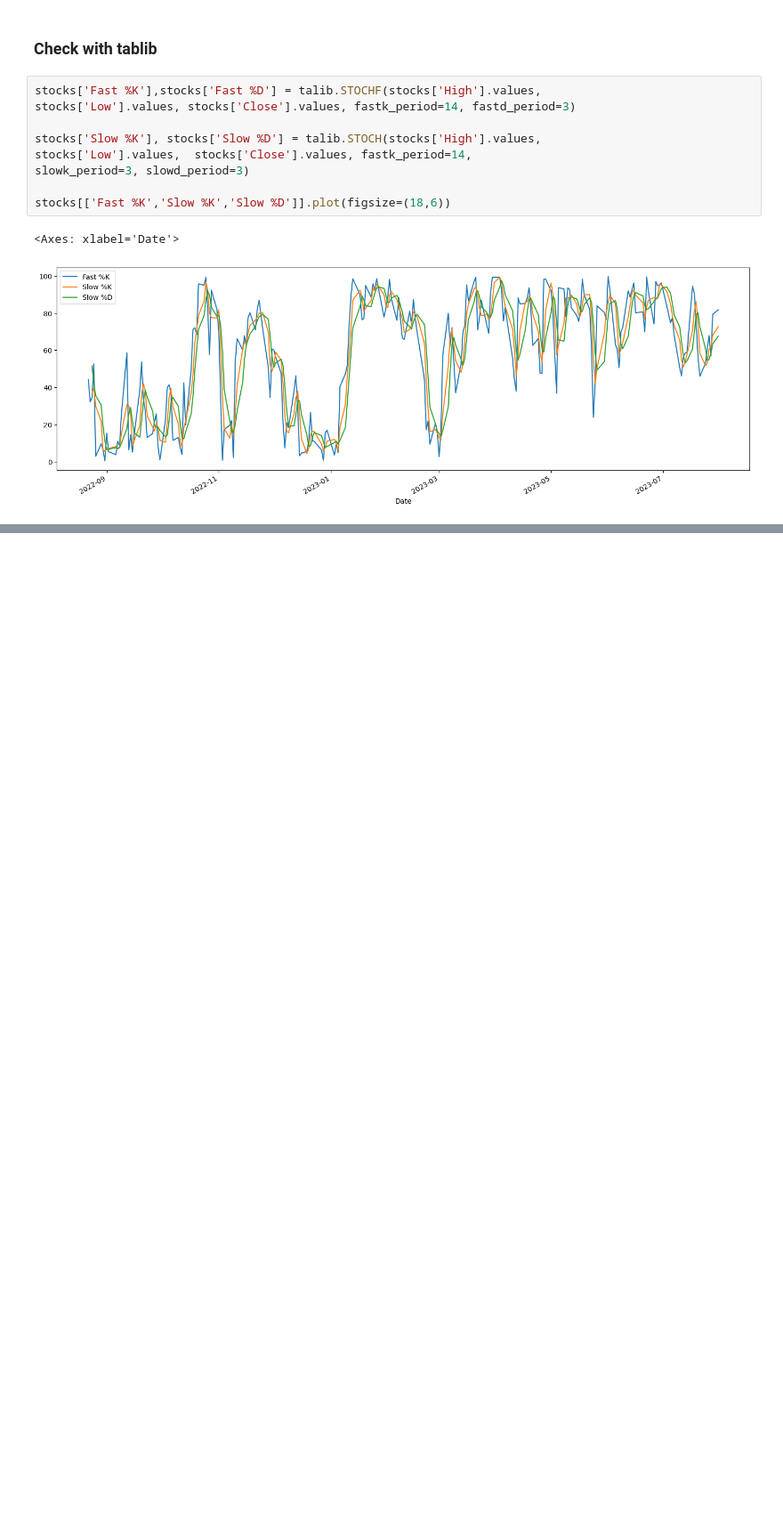
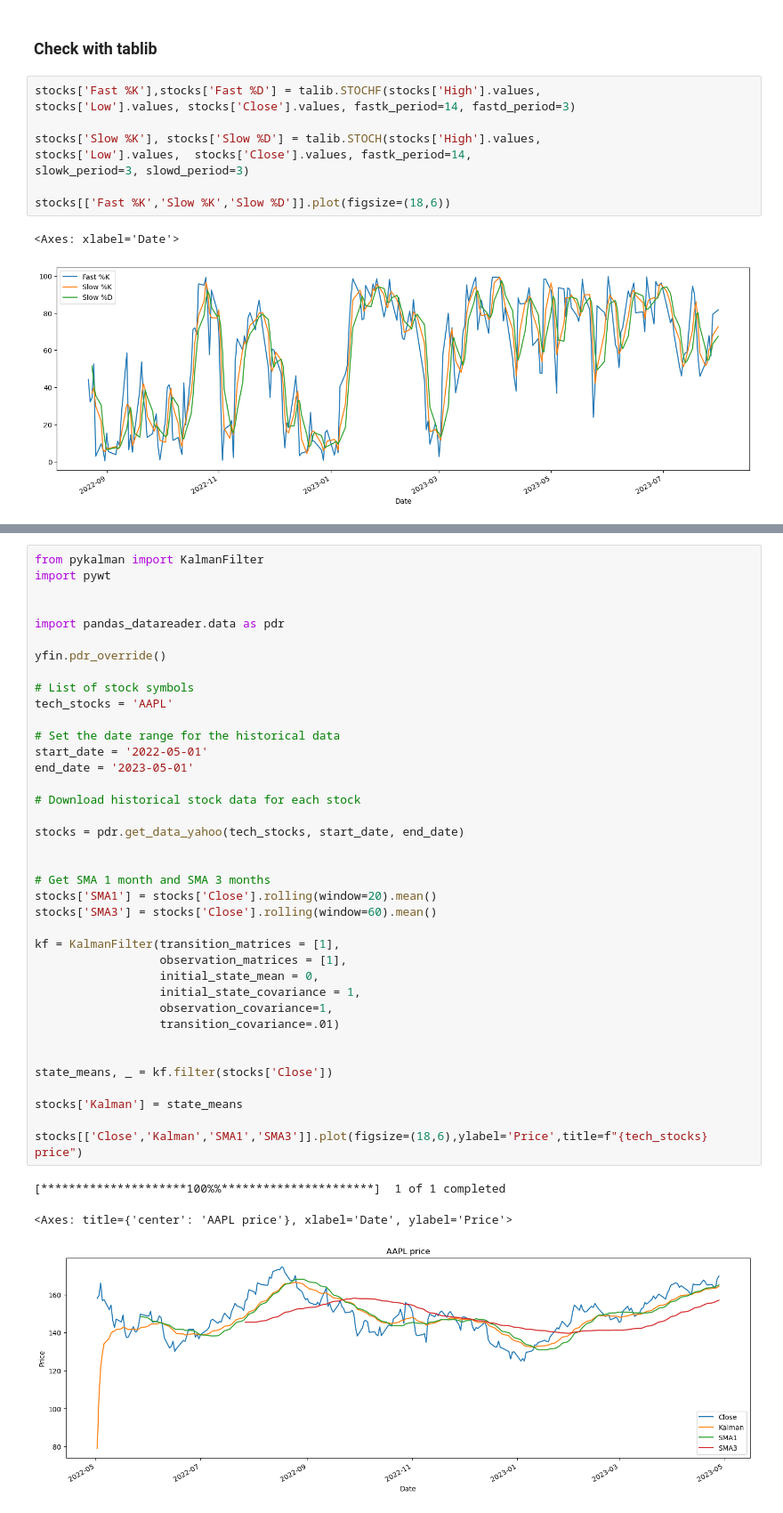
Before and after one commit to ansingh16/risk-management, a Jupyter notebook: Stock_analysis.ipynb, the cells around one changed output, grey strips where cells are left out. Shown at 89% size. Cells and saved outputs as stored; diff of their text form; blank space fills up the shorter version.

Commit message:
Added kalman filter

```diff
--- a/Stock_analysis.ipynb
+++ b/Stock_analysis.ipynb
@@ -384,0 +403,42 @@ stocks[['Fast %K','Slow %K','Slow %D']].plot(figsize=(18,6))
+# %%
+from pykalman import KalmanFilter
+import pywt
+
+
+import pandas_datareader.data as pdr
+
+yfin.pdr_override()
+
+# List of stock symbols
+tech_stocks = 'AAPL'
+
+# Set the date range for the historical data
+start_date = '2022-05-01'
+end_date = '2023-05-01'
+
+# Download historical stock data for each stock
+
+stocks = pdr.get_data_yahoo(tech_stocks, start_date, end_date)
+
+
+# Get SMA 1 month and SMA 3 months
+stocks['SMA1'] = stocks['Close'].rolling(window=20).mean()
+stocks['SMA3'] = stocks['Close'].rolling(window=60).mean()
+
+kf = KalmanFilter(transition_matrices = [1],
+                  observation_matrices = [1],
+                  initial_state_mean = 0,
+                  initial_state_covariance = 1,
+                  observation_covariance=1,
+                  transition_covariance=.01)
+
+
+state_means, _ = kf.filter(stocks['Close'])
+
+stocks['Kalman'] = state_means
+
+stocks[['Close','Kalman','SMA1','SMA3']].plot(figsize=(18,6),ylabel='Price',title=f"{tech_stocks} price")
+# %% [output]
+[*********************100%%**********************]  1 of 1 completed
+<Axes: title={'center': 'AAPL price'}, xlabel='Date', ylabel='Price'>
+[figure, added]
```
Also changed, not shown: parts of 7 cells of this notebook, 1 other file.
